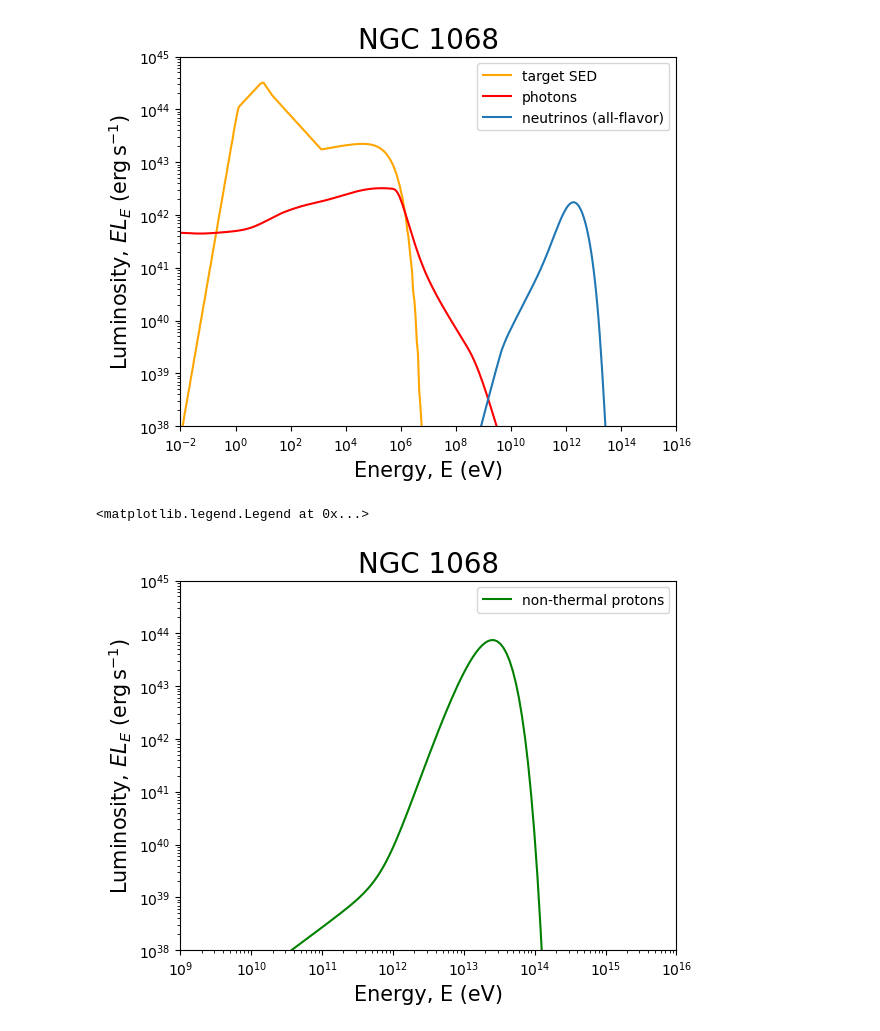
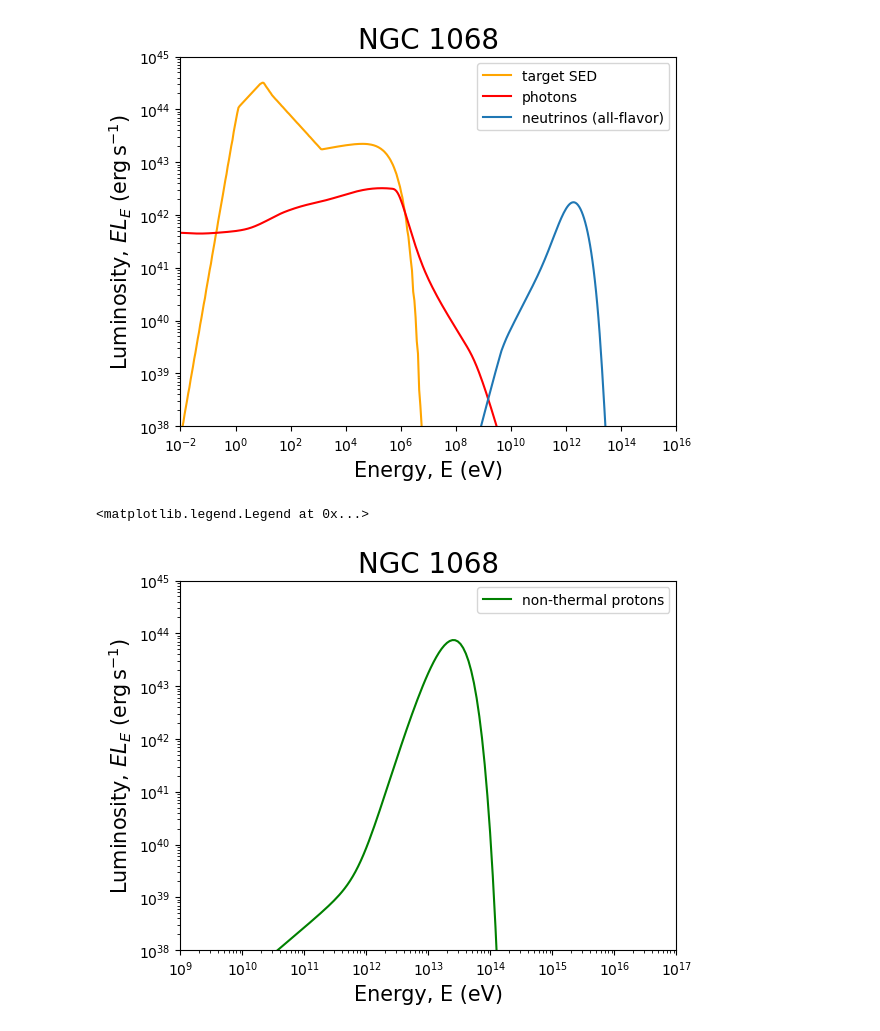
Before and after one commit to federicotes/Turbulent-corona-emission, a Jupyter notebook: NGC1068/plotting_1068.ipynb, the cells around one changed output. Cells and saved outputs as stored; diff of their text form; code cells hidden in the pictures.

```diff
--- a/NGC1068/plotting_1068.ipynb
+++ b/NGC1068/plotting_1068.ipynb
@@ -66,14 +65,14 @@ plt.legend()
 # %%
 #plot spectrum of protons for best-fit solution
 plt.loglog(E_had, F_p * eV2erg*E_had*protons[index[0], index[1], index[2], :] * volume / t_escape, color = 'green', label = 'non-thermal protons')
 
 plt.ylim(1e38, 1e45)
-plt.xlim(1e9, 1e16)
+plt.xlim(1e9, 1e17)
 plt.xlabel('Energy, E (eV)', fontsize = 15)
 plt.ylabel(r'Luminosity, $EL_E$ $(\mathrm{erg}\,\mathrm{s}^{-1})$', fontsize = 15)
 
 plt.title('NGC 1068', fontsize = 20)
 plt.legend()
 # %% [output]
 <matplotlib.legend.Legend at 0x...>
-[figure, old version]
+[figure, new version]
```
Also changed, not shown: parts of 2 cells of this notebook, 58 other files.
